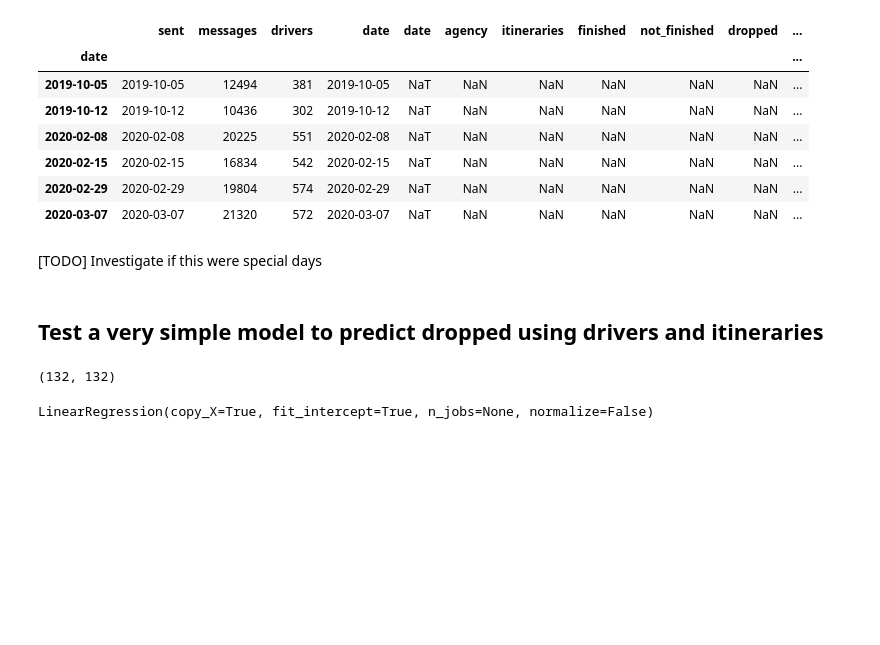
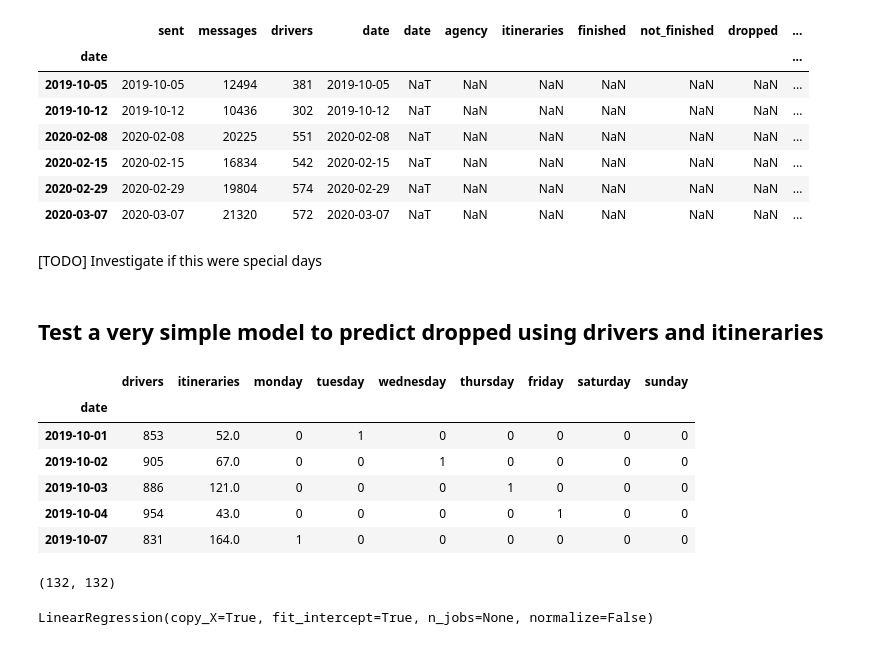
Before and after one commit to akanelson/ds4a, a Jupyter notebook: initial_exploratory_analysis/05 - EDA - First Approach.ipynb, the cells around one changed output. Saved outputs shown, nothing was run; the diff lists cells and outputs as text; code cells hidden in the pictures; blank space fills up the shorter version.

```diff
--- a/initial_exploratory_analysis/05 - EDA - First Approach.ipynb
+++ b/initial_exploratory_analysis/05 - EDA - First Approach.ipynb
@@ -729,0 +730,12 @@ dates = df[condition][['drivers', 'itineraries', 'DOW']].index.tolist()
+# %%
+df_X = df_X.rename(columns={i : dow[i] for i in range(7)})
+del df_X['DOW']
+df_X.head()
+# %% [output]
+|  | drivers | itineraries | monday | tuesday | wednesday | thursday | friday | saturday | sunday |
+| date |  |  |  |  |  |  |  |  |  |
+| 2019-10-01 | 853 | 52.0 | 0 | 1 | 0 | 0 | 0 | 0 | 0 |
+| 2019-10-02 | 905 | 67.0 | 0 | 0 | 1 | 0 | 0 | 0 | 0 |
+| 2019-10-03 | 886 | 121.0 | 0 | 0 | 0 | 1 | 0 | 0 | 0 |
+| 2019-10-04 | 954 | 43.0 | 0 | 0 | 0 | 0 | 1 | 0 | 0 |
+| 2019-10-07 | 831 | 164.0 | 1 | 0 | 0 | 0 | 0 | 0 | 0 |
```
Also changed, not shown: parts of 15 cells of this notebook.
